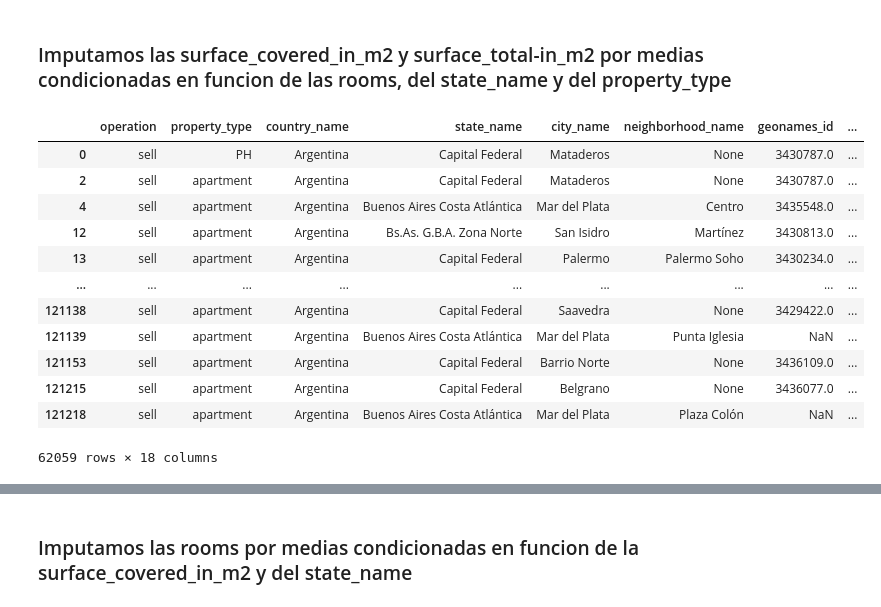
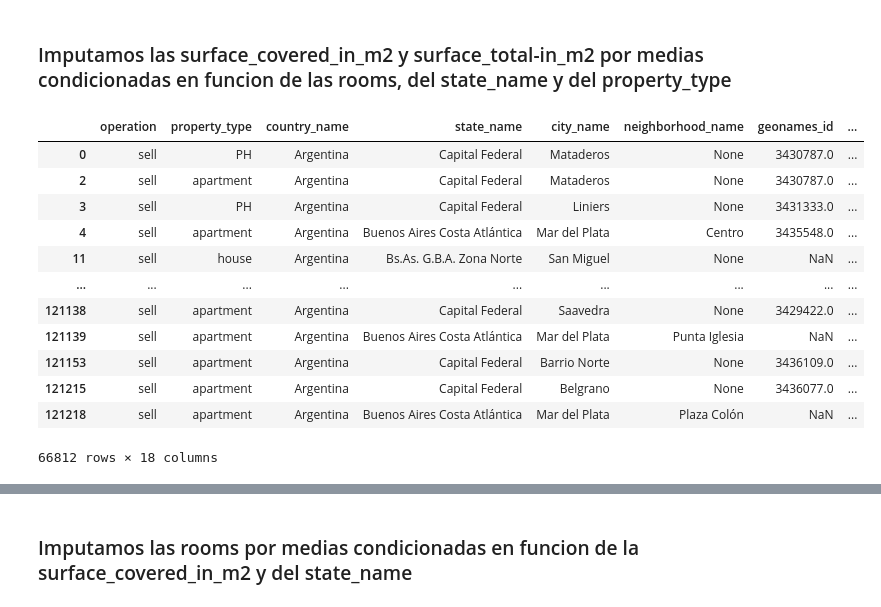
Before and after one commit to BenkosT/TP_Limpieza, a Jupyter notebook: Notebooks/Limpieza.ipynb, the cells around one changed output, grey strips where cells are left out. Drawn from its saved outputs; the diff is of its cells as text; code cells hidden in the pictures.

Commit message:
Imputacion por media condicionada por grupos de rooms y surface_covered a mascaras especificas para ello

```diff
--- a/Notebooks/Limpieza.ipynb
+++ b/Notebooks/Limpieza.ipynb
@@ -1539,19 +1539,19 @@ data.loc[data_prices_per_m2_imput.index,"price_usd_per_m2"] = data.loc[data_pric
 ### Imputamos las surface_covered_in_m2 y surface_total-in_m2 por medias condicionadas en funcion de las rooms, del state_name y del property_type
 # %%
 #Hago una mascara para ver las instancias con las que vamos a hacer el groupby, es decir, las instancias que tengan las rooms, el state_name , el property_type y la surface_covered_in_m2
-data_surfaces_imput = data[ data.surface_total_in_m2.notnull() & data.rooms.notnull() & data.state_name.notnull() & data.property_type.notnull()]
+data_surfaces_imput = data[data.rooms.notnull() & data.state_name.notnull() & data.property_type.notnull()]
 data_surfaces_imput
 # %% [output]
 |  | operation | property_type | country_name | state_name | city_name | neighborhood_name | geonames_id | ... |
 | 0 | sell | PH | Argentina | Capital Federal | Mataderos | None | 3430787.0 | ... |
 | 2 | sell | apartment | Argentina | Capital Federal | Mataderos | None | 3430787.0 | ... |
+| 3 | sell | PH | Argentina | Capital Federal | Liniers | None | 3431333.0 | ... |
 | 4 | sell | apartment | Argentina | Buenos Aires Costa Atlántica | Mar del Plata | Centro | 3435548.0 | ... |
-| 12 | sell | apartment | Argentina | Bs.As. G.B.A. Zona Norte | San Isidro | Martínez | 3430813.0 | ... |
-| 13 | sell | apartment | Argentina | Capital Federal | Palermo | Palermo Soho | 3430234.0 | ... |
+| 11 | sell | house | Argentina | Bs.As. G.B.A. Zona Norte | San Miguel | None | NaN | ... |
 | ... | ... | ... | ... | ... | ... | ... | ... | ... |
 | 121138 | sell | apartment | Argentina | Capital Federal | Saavedra | None | 3429422.0 | ... |
 | 121139 | sell | apartment | Argentina | Buenos Aires Costa Atlántica | Mar del Plata | Punta Iglesia | NaN | ... |
 | 121153 | sell | apartment | Argentina | Capital Federal | Barrio Norte | None | 3436109.0 | ... |
 | 121215 | sell | apartment | Argentina | Capital Federal | Belgrano | None | 3436077.0 | ... |
 | 121218 | sell | apartment | Argentina | Buenos Aires Costa Atlántica | Mar del Plata | Plaza Colón | NaN | ... |
-62059 rows × 18 columns
+66812 rows × 18 columns
```
Also changed, not shown: parts of 11 cells of this notebook.
